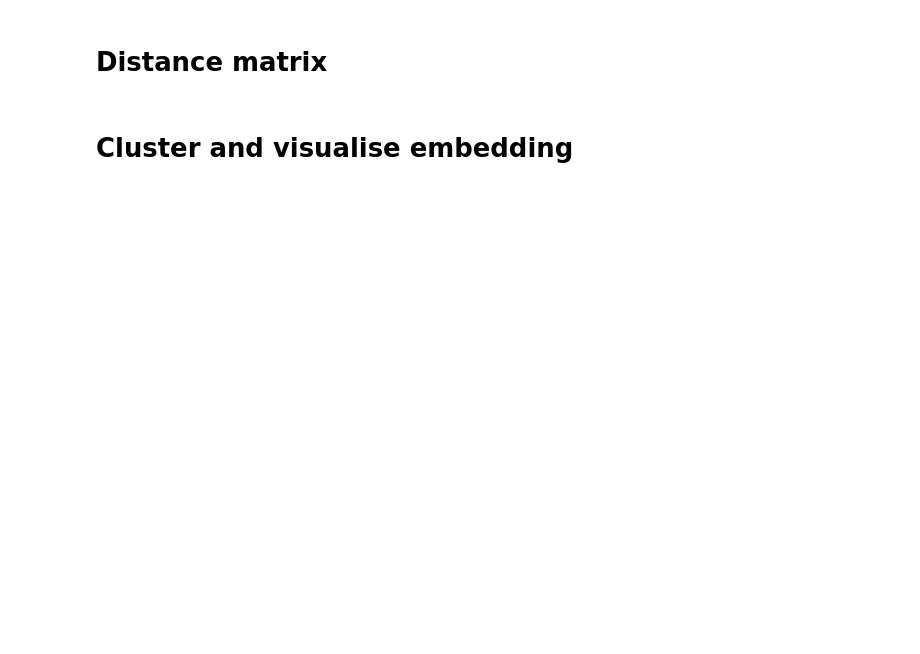
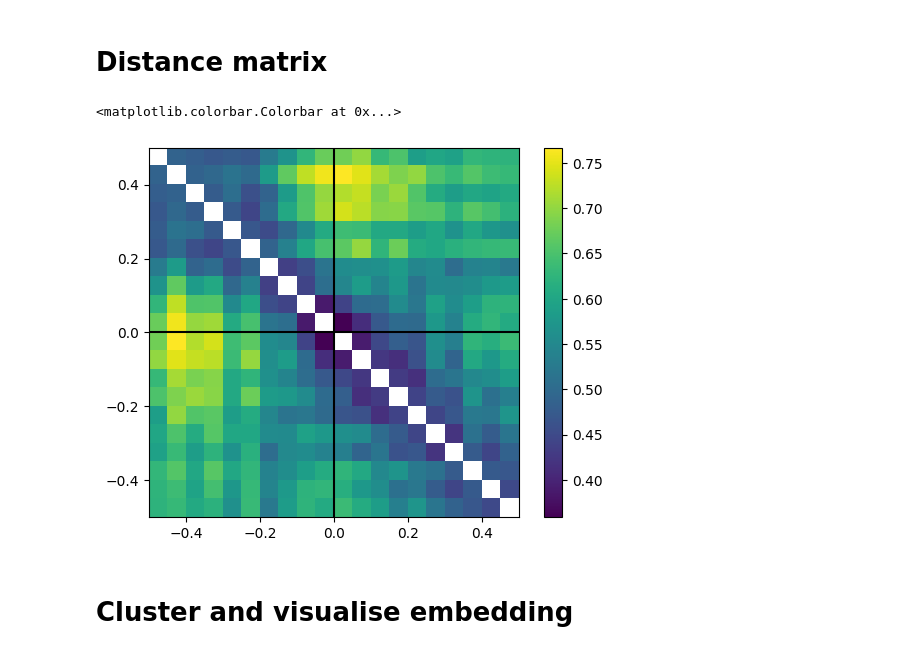
Before and after one commit to agosztolai/MARBLE, a Jupyter notebook: examples/Figure_2_vanderpol.ipynb, the cells around one changed output. Cells and saved outputs as stored; diff of their text form; code cells hidden in the pictures; blank space fills up the shorter version.

```diff
--- a/examples/Figure_2_vanderpol.ipynb
+++ b/examples/Figure_2_vanderpol.ipynb
@@ -75,9 +104,17 @@ plt.show()
 # %% [markdown]
 # Distance matrix
 # %%
-im = plt.imshow(data.dist)
+d= data.dist
+d += np.diag(np.diag(d)*np.nan)
+im = plt.imshow(d, extent=[mu[0], mu[-1], mu[0], mu[-1]])
+plt.axhline(0, c='k')
+plt.axvline(0, c='k')
+
 plt.colorbar(im)
 #plt.savefig('../results/van_der_pol_D.svg')
+# %% [output]
+<matplotlib.colorbar.Colorbar at 0x...>
+[figure, added]
 # %% [markdown]
 # Cluster and visualise embedding
 # %%
```
Also changed, not shown: parts of 9 cells of this notebook, 7 other files.
